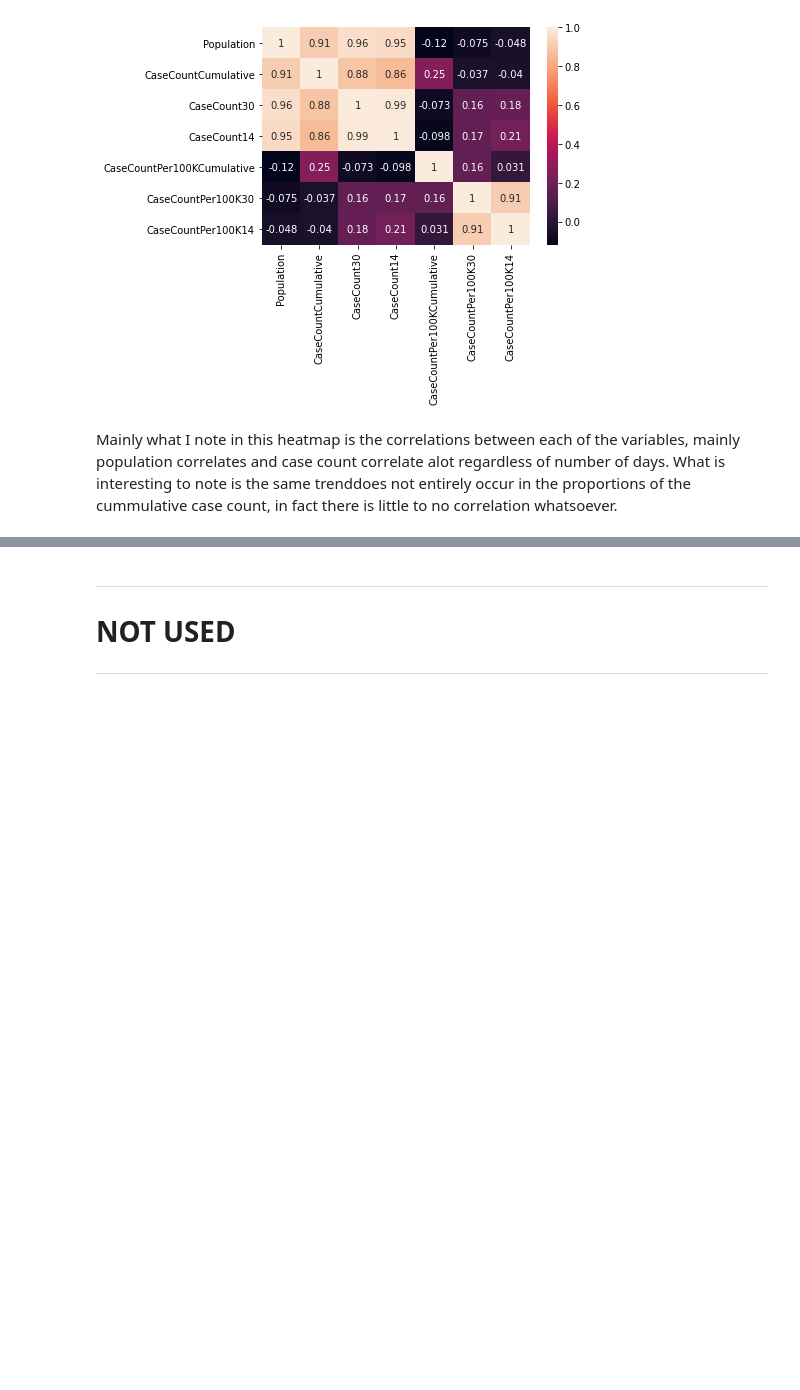
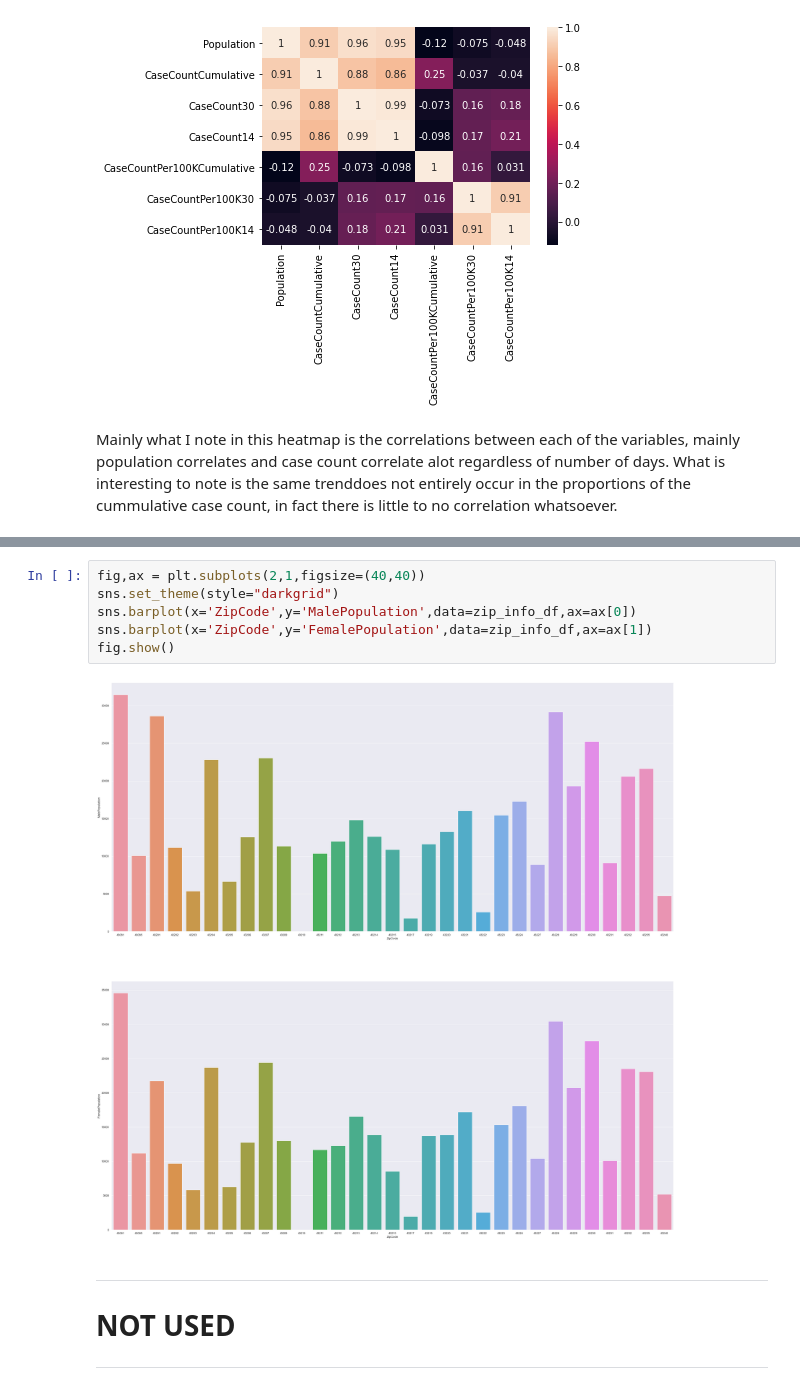
Before and after one commit to stein463/AppliedDataScienceCapstoneIBM, a Jupyter notebook: FinalProjectForIBMDataScienceCertification.ipynb, the cells around one changed output, grey strips where cells are left out. Cells and saved outputs as stored; diff of their text form; blank space fills up the shorter version.

Commit message:
Created some graphs graphing population of a zip by gender

```diff
--- a/FinalProjectForIBMDataScienceCertification.ipynb
+++ b/FinalProjectForIBMDataScienceCertification.ipynb
@@ -680,3 +705,11 @@ dtype: float64
+# %%
+fig,ax = plt.subplots(2,1,figsize=(40,40))
+sns.set_theme(style="darkgrid")
+sns.barplot(x='ZipCode',y='MalePopulation',data=zip_info_df,ax=ax[0])
+sns.barplot(x='ZipCode',y='FemalePopulation',data=zip_info_df,ax=ax[1])
+fig.show()
+# %% [output]
+[figure, added]
 # %% [markdown]
 ***
 #  NOT USED
```
Also changed, not shown: parts of 4 cells of this notebook.
